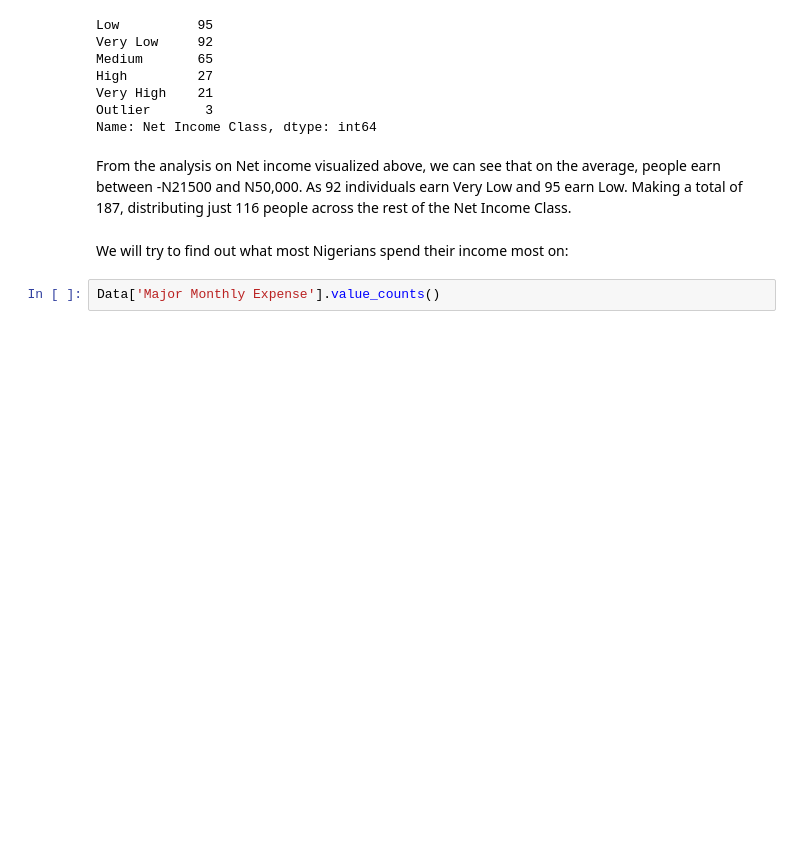
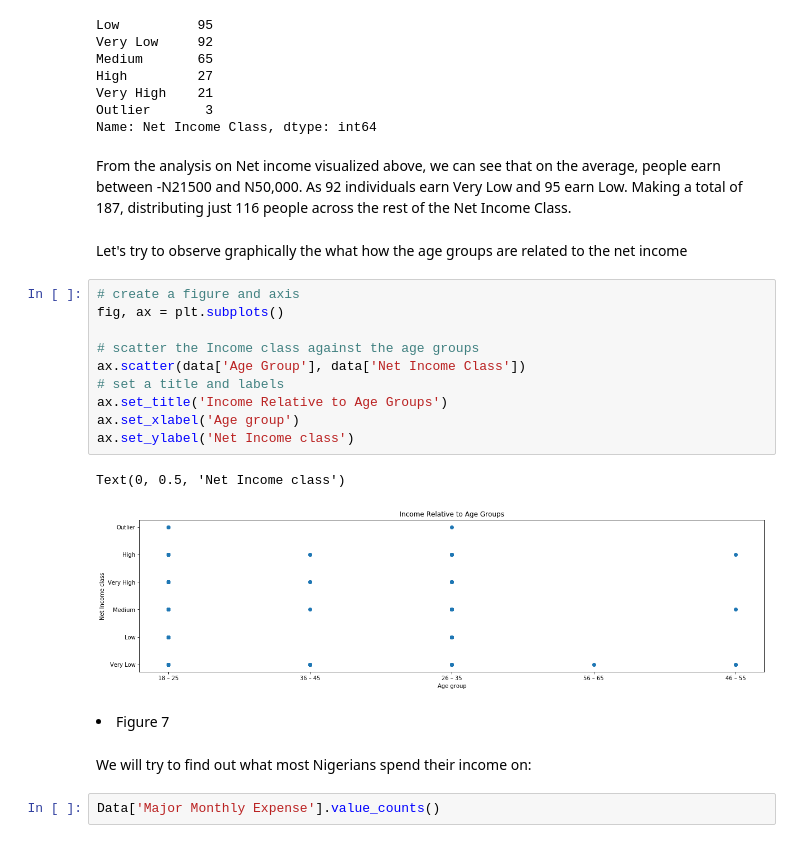
Before and after one commit to sharonibejih/Analysis-on-Nigerians-Demography, a Jupyter notebook: PROJECT .ipynb, the cells around one changed output. Drawn from its saved outputs; the diff is of its cells as text; blank space fills up the shorter version.

```diff
--- a/PROJECT .ipynb
+++ b/PROJECT .ipynb
@@ -455,8 +457,25 @@ Outlier       3
 Name: Net Income Class, dtype: int64
 # %% [markdown]
 From the analysis on Net income visualized above, we can see that on the average, people earn between -N21500 and N50,000. As 92 individuals earn Very Low and 95 earn Low. Making a total of 187, distributing just 116 people across the rest of the Net Income Class.
+# %% [markdown]
+Let's try to observe graphically the what how the age groups are related to the net income
+# %%
+# create a figure and axis
+fig, ax = plt.subplots()
+
+# scatter the Income class against the age groups
+ax.scatter(data['Age Group'], data['Net Income Class'])
+# set a title and labels
+ax.set_title('Income Relative to Age Groups')
+ax.set_xlabel('Age group')
+ax.set_ylabel('Net Income class')
+# %% [output]
+Text(0, 0.5, 'Net Income class')
+[figure, added]
+# %% [markdown]
+<li>Figure 7
 # %% [markdown]
-We will try to find out what most Nigerians spend their income most on:
+We will try to find out what most Nigerians spend their income on:
 # %%
 Data['Major Monthly Expense'].value_counts()
 # %% [output]
```
Also changed, not shown: parts of 18 cells of this notebook.
